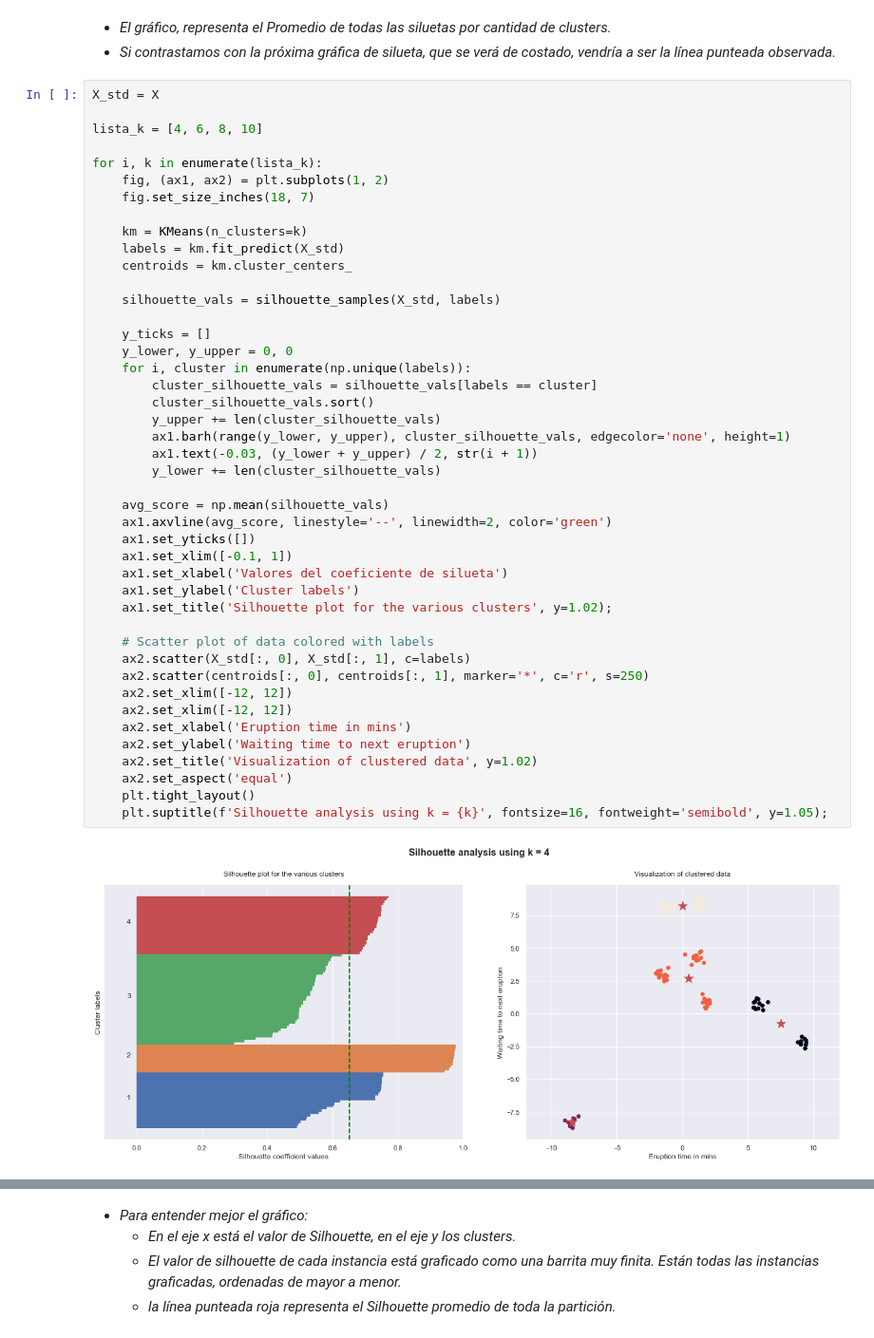
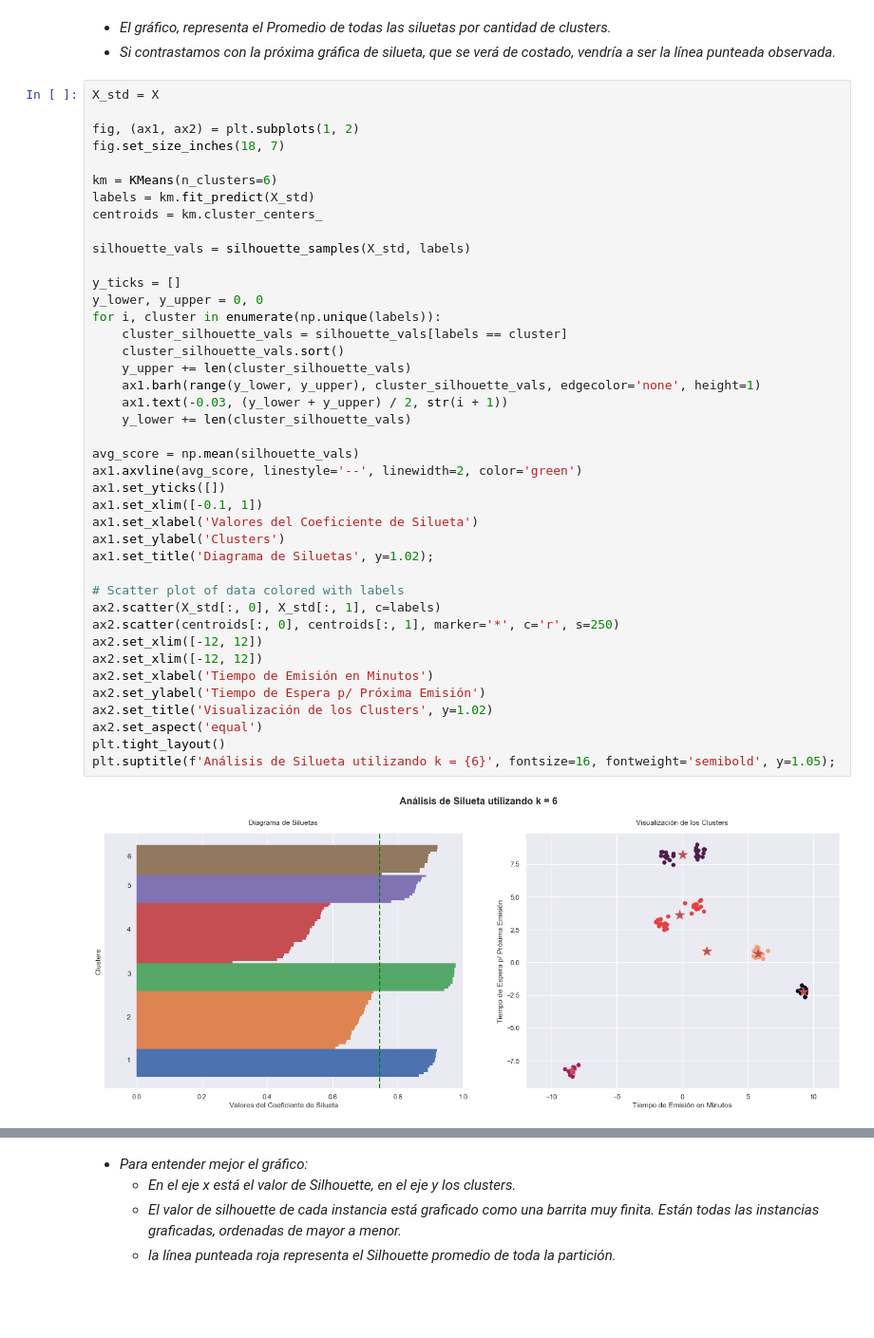
Before and after one commit to alseveso/AcamicaDS, a Jupyter notebook: Proyectos/Proyecto 2_Alejandra Seveso.ipynb, the cells around one changed output, grey strips where cells are left out. Shown at 95% size. Drawn from its saved outputs; the diff is of its cells as text; blank space fills up the shorter version.

```diff
--- a/Proyectos/Proyecto 2_Alejandra Seveso.ipynb
+++ b/Proyectos/Proyecto 2_Alejandra Seveso.ipynb
@@ -1784,46 +1784,43 @@ plt.show()
 # %%
 X_std = X
 
-lista_k = [4, 6, 8, 10]
+fig, (ax1, ax2) = plt.subplots(1, 2)
+fig.set_size_inches(18, 7)
 
-for i, k in enumerate(lista_k):
-    fig, (ax1, ax2) = plt.subplots(1, 2)
-    fig.set_size_inches(18, 7)
+km = KMeans(n_clusters=6)
+labels = km.fit_predict(X_std)
+centroids = km.cluster_centers_
 
-    km = KMeans(n_clusters=k)
-    labels = km.fit_predict(X_std)
-    centroids = km.cluster_centers_
+silhouette_vals = silhouette_samples(X_std, labels)
 
-    silhouette_vals = silhouette_samples(X_std, labels)
+y_ticks = []
+y_lower, y_upper = 0, 0
+for i, cluster in enumerate(np.unique(labels)):
+    cluster_silhouette_vals = silhouette_vals[labels == cluster]
+    cluster_silhouette_vals.sort()
+    y_upper += len(cluster_silhouette_vals)
+    ax1.barh(range(y_lower, y_upper), cluster_silhouette_vals, edgecolor='none', height=1)
+    ax1.text(-0.03, (y_lower + y_upper) / 2, str(i + 1))
+    y_lower += len(cluster_silhouette_vals)
 
-    y_ticks = []
-    y_lower, y_upper = 0, 0
-    for i, cluster in enumerate(np.unique(labels)):
-        cluster_silhouette_vals = silhouette_vals[labels == cluster]
-        cluster_silhouette_vals.sort()
-        y_upper += len(cluster_silhouette_vals)
-        ax1.barh(range(y_lower, y_upper), cluster_silhouette_vals, edgecolor='none', height=1)
-        ax1.text(-0.03, (y_lower + y_upper) / 2, str(i + 1))
-        y_lower += len(cluster_silhouette_vals)
+avg_score = np.mean(silhouette_vals)
+ax1.axvline(avg_score, linestyle='--', linewidth=2, color='green')
+ax1.set_yticks([])
+ax1.set_xlim([-0.1, 1])
+ax1.set_xlabel('Valores del Coeficiente de Silueta')
+ax1.set_ylabel('Clusters')
+ax1.set_title('Diagrama de Siluetas', y=1.02);
 
-    avg_score = np.mean(silhouette_vals)
-    ax1.axvline(avg_score, linestyle='--', linewidth=2, color='green')
-    ax1.set_yticks([])
-    ax1.set_xlim([-0.1, 1])
-    ax1.set_xlabel('Valores del coeficiente de silueta')
-    ax1.set_ylabel('Cluster labels')
-    ax1.set_title('Silhouette plot for the various clusters', y=1.02);
-
-    # Scatter plot of data colored with labels
-    ax2.scatter(X_std[:, 0], X_std[:, 1], c=labels)
-    ax2.scatter(centroids[:, 0], centroids[:, 1], marker='*', c='r', s=250)
-    ax2.set_xlim([-12, 12])
-    ax2.set_xlim([-12, 12])
-    ax2.set_xlabel('Eruption time in mins')
-    ax2.set_ylabel('Waiting time to next eruption')
-    ax2.set_title('Visualization of clustered data', y=1.02)
-    ax2.set_aspect('equal')
-    plt.tight_layout()
-    plt.suptitle(f'Silhouette analysis using k = {k}', fontsize=16, fontweight='semibold', y=1.05);
+# Scatter plot of data colored with labels
+ax2.scatter(X_std[:, 0], X_std[:, 1], c=labels)
+ax2.scatter(centroids[:, 0], centroids[:, 1], marker='*', c='r', s=250)
+ax2.set_xlim([-12, 12])
+ax2.set_xlim([-12, 12])
+ax2.set_xlabel('Tiempo de Emisión en Minutos')
+ax2.set_ylabel('Tiempo de Espera p/ Próxima Emisión')
+ax2.set_title('Visualización de los Clusters', y=1.02)
+ax2.set_aspect('equal')
+plt.tight_layout()
+plt.suptitle(f'Análisis de Silueta utilizando k = {6}', fontsize=16, fontweight='semibold', y=1.05);
 # %% [output]
-[figure, old version]
+[figure, new version]
```
Also changed, not shown: parts of 1 cell of this notebook.
